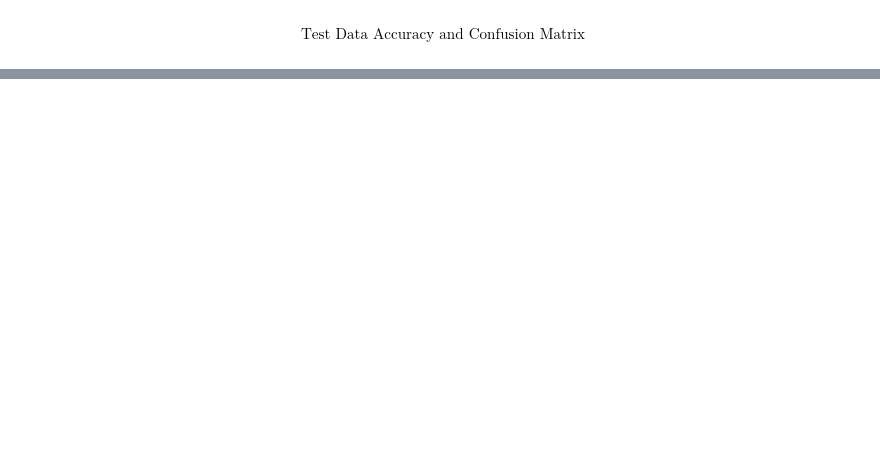
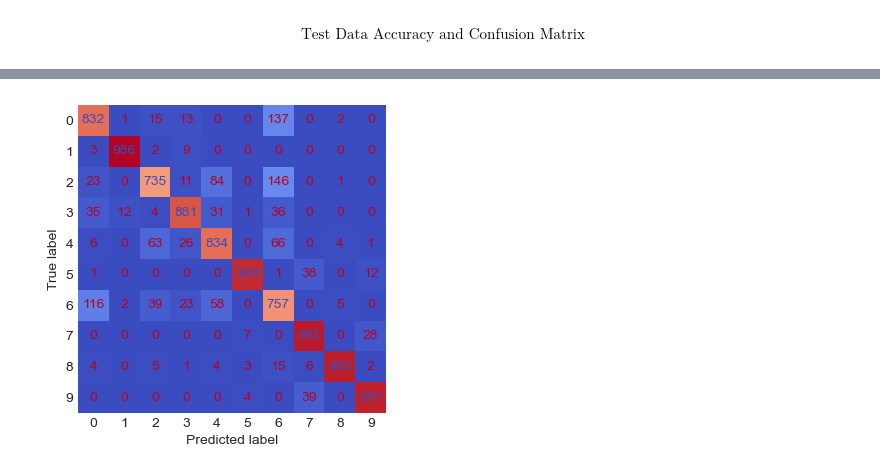
Before and after one commit to sngrajesh/DeepLearningAndNeuralNetworks, a Jupyter notebook: Day05-Tensorflow-Multilayer-Model/L05.3_tensorflow_mnist_fashion.ipynb, the cells around one changed output, grey strips where cells are left out. Drawn from its saved outputs; the diff is of its cells as text; code cells hidden in the pictures; blank space fills up the shorter version.

```diff
--- a/Day05-Tensorflow-Multilayer-Model/L05.3_tensorflow_mnist_fashion.ipynb
+++ b/Day05-Tensorflow-Multilayer-Model/L05.3_tensorflow_mnist_fashion.ipynb
@@ -132,6 +204,7 @@ test_ds = test_ds.shuffle(buffer_size = X_test.shape[0]).batch(BATCH_SIZE)
 # %%
 train_ds = train_ds.cache().prefetch(buffer_size=tf.data.AUTOTUNE)
 test_ds = test_ds.cache().prefetch(buffer_size=tf.data.AUTOTUNE)
+valid_ds = valid_ds.cache().prefetch(buffer_size=tf.data.AUTOTUNE)
 # %%
 # ONly for testing
 next(iter(train_ds))
@@ -395,0 +499,8 @@ ax.grid(False)
+# %%
+cm = confusion_matrix(y_true=y_true, y_pred= y_pred)
+disp = ConfusionMatrixDisplay(confusion_matrix=cm,display_labels=sorted(np.unique(y_train)))
+fig,ax = plt.subplots(figsize=(4,4))
+disp.plot(ax=ax, cmap= CMAP, colorbar = False)
+ax.grid(False)
+# %% [output]
+[figure, added]
```
Also changed, not shown: parts of 37 cells of this notebook, 3 other files.
